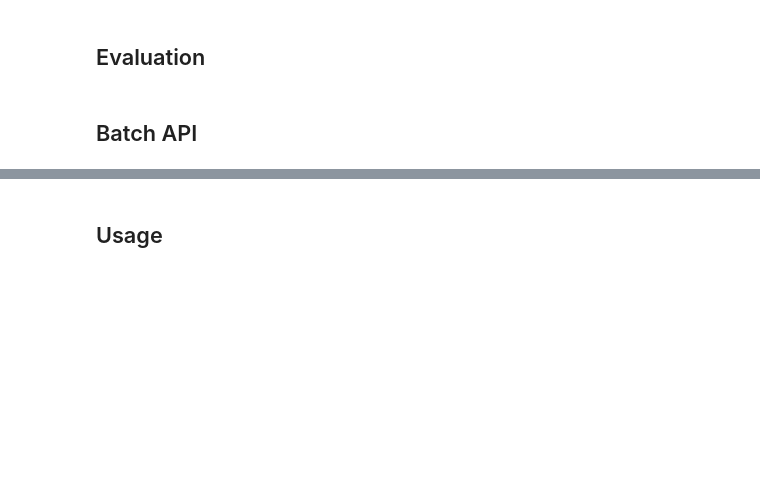
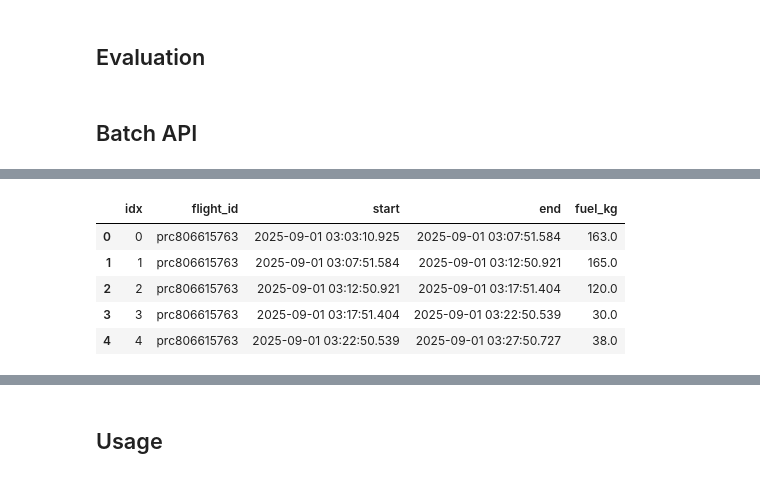
Before and after one commit to rayanehmi/prc2025dspy, a Jupyter notebook: src/dspy_process.ipynb, the cells around one changed output, grey strips where cells are left out. Saved outputs shown, nothing was run; the diff lists cells and outputs as text; code cells hidden in the pictures; blank space fills up the shorter version.

```diff
--- a/src/dspy_process.ipynb
+++ b/src/dspy_process.ipynb
@@ -235,0 +440,9 @@ predictions
+# %%
+final_df, filled, remaining = await round_v2(
+    fuel_cot,
+    final_df,
+    n_pred_per_batch=10_000,
+    minimal_batch_threshold=200,
+)
+
+print(f"Filled {filled} rows; {remaining} still NaN.")
@@ -235,0 +477,19 @@ predictions
+# %%
+# Ensure the idx column is unique in final_df (drop duplicates if you retried rows)
+pred_lookup = (
+    final_df
+    .dropna(subset=["fuel_kg"])
+    .drop_duplicates(subset=["idx"], keep="last")
+    .set_index("idx")["fuel_kg"]
+)
+
+submission_file["fuel_kg"] = submission_file["idx"].map(pred_lookup)
+# %%
+submission_file.head()
+# %% [output]
+|  | idx | flight_id | start | end | fuel_kg |
+| 0 | 0 | prc806615763 | 2025-09-01 03:03:10.925 | 2025-09-01 03:07:51.584 | 163.0 |
+| 1 | 1 | prc806615763 | 2025-09-01 03:07:51.584 | 2025-09-01 03:12:50.921 | 165.0 |
+| 2 | 2 | prc806615763 | 2025-09-01 03:12:50.921 | 2025-09-01 03:17:51.404 | 120.0 |
+| 3 | 3 | prc806615763 | 2025-09-01 03:17:51.404 | 2025-09-01 03:22:50.539 | 30.0 |
+| 4 | 4 | prc806615763 | 2025-09-01 03:22:50.539 | 2025-09-01 03:27:50.727 | 38.0 |
```
Also changed, not shown: parts of 37 cells of this notebook, 3 other files.
